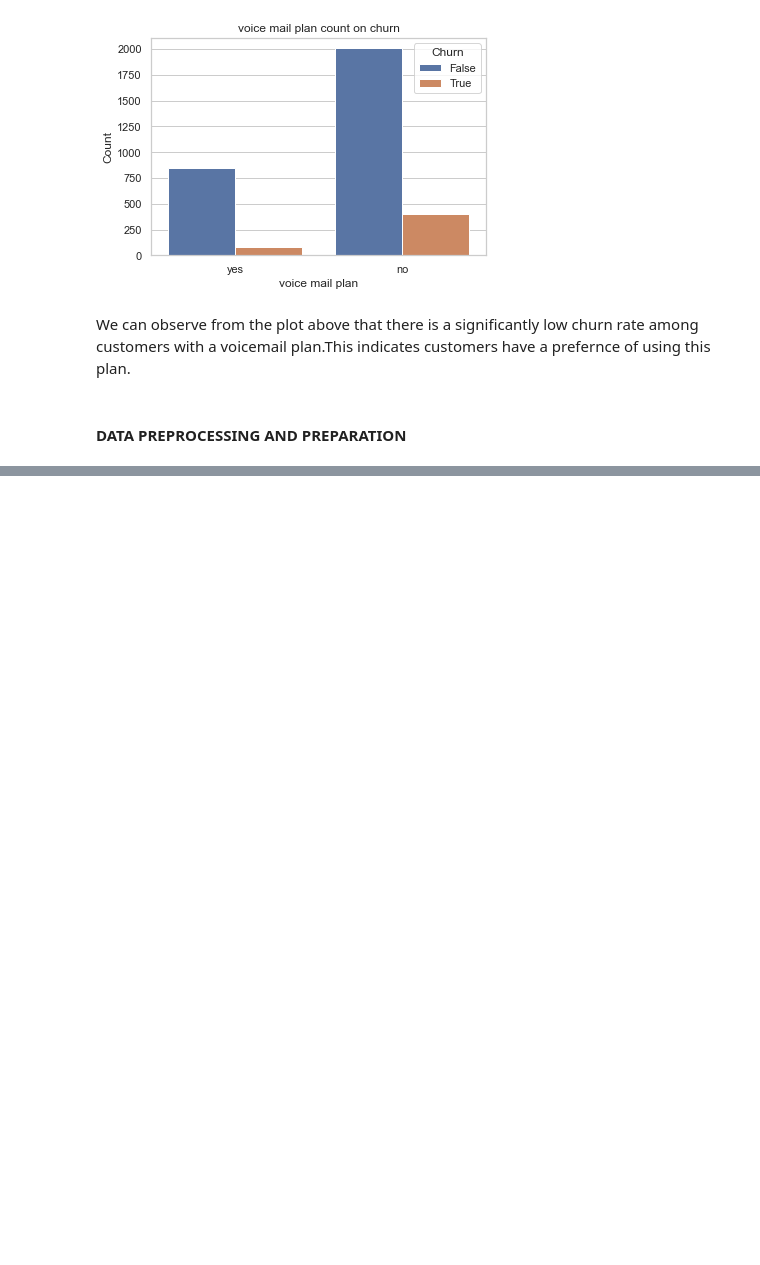
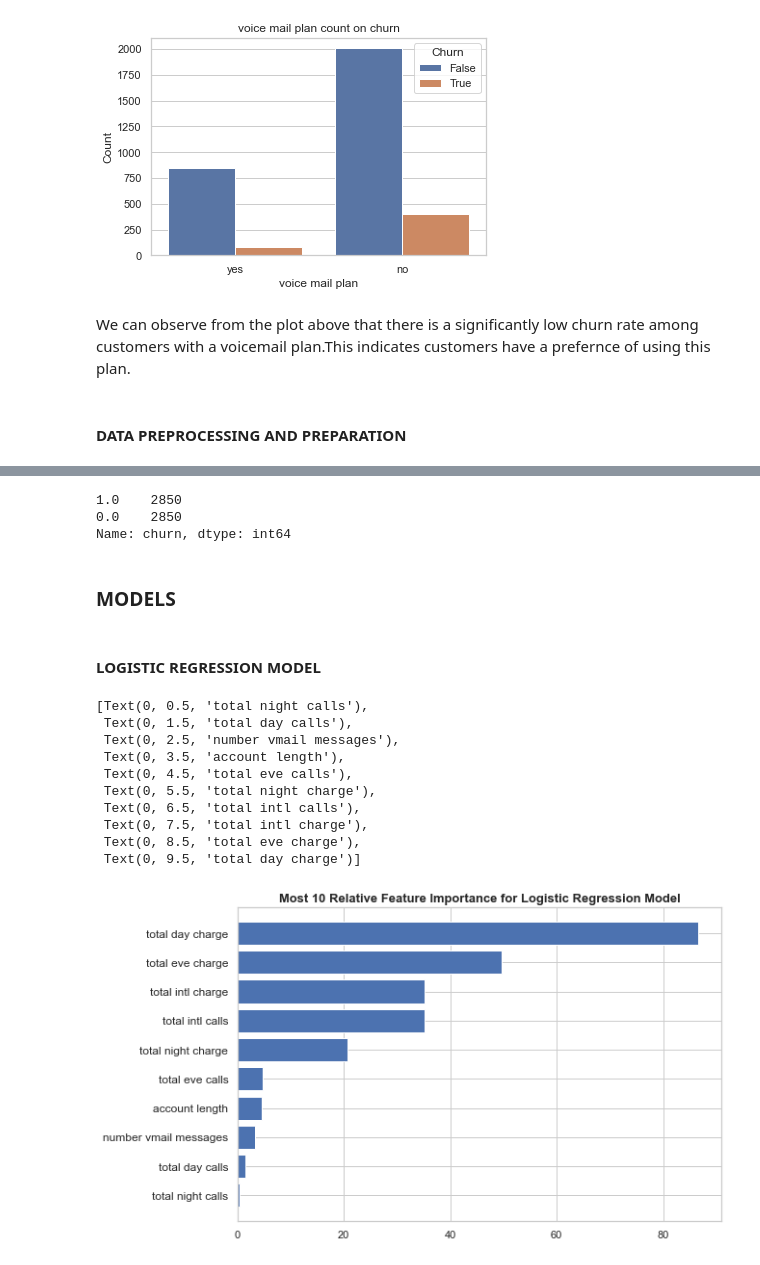
Before and after one commit to Saoke1219/syriatel_churn, a Jupyter notebook: Syriatel_churn_analysis.ipynb, the cells around one changed output, grey strips where cells are left out. Drawn from its saved outputs; the diff is of its cells as text; code cells hidden in the pictures; blank space fills up the shorter version.

Commit message:
Model Preparation

```diff
--- a/Syriatel_churn_analysis.ipynb
+++ b/Syriatel_churn_analysis.ipynb
@@ -435,0 +497,9 @@ We can observe from the plot above that there is a significantly low churn rate
+# %%
+scaler = MinMaxScaler()
+
+def scaling(columns):
+    return scaler.fit_transform(new_df2[columns].values.reshape(-1,1))
+
+for i in new_df2.select_dtypes(include=[np.number]).columns:
+    new_df2[i] = scaling(i)
+new_df2.head()
@@ -435,0 +516,13 @@ We can observe from the plot above that there is a significantly low churn rate
+# %%
+# create the X and Y variables (predict and target values)
+y = new_df2['churn']
+
+X = new_df2.drop(['churn'], axis=1)
+
+#split data into train and test sets
+X_train, X_test, y_train, y_test = train_test_split(X, y, test_size=0.25, random_state=42)
+
+print("X_train shape:", X_train.shape)
+print("X_test shape:", X_test.shape)
+print("y_train shape:", y_train.shape)
+print("y_test shape:", y_test.shape)
@@ -435,0 +547,49 @@ We can observe from the plot above that there is a significantly low churn rate
+# %%
+#smote is used to address class imbalance in machine learning
+from imblearn.over_sampling import SMOTE
+oversample = SMOTE(k_neighbors=5)
+X_smote, y_smote = oversample.fit_resample(X, y)
+print(y_smote.value_counts())
+# %% [output]
+1.0    2850
+0.0    2850
+Name: churn, dtype: int64
+# %% [markdown]
+ ###  MODELS
+# %% [markdown]
+#### LOGISTIC REGRESSION MODEL
+# %%
+# Create logistic regression model:
+lr = LogisticRegression()
+
+# Train the model:
+lr.fit(X_train, y_train)
+
+# Make predictions on the training and testing sets:
+y_train_pred = lr.predict(X_train)
+y_test_pred = lr.predict(X_test)
+# %%
+# Feature Importances
+feature_importance = abs(lr.coef_[0])
+feature_importance = 100.0 * (feature_importance / feature_importance.max())[0:10]
+sorted_idx = np.argsort(feature_importance)[0:10]
+pos = np.arange(sorted_idx.shape[0]) + .5
+
+featfig = plt.figure(figsize=(9, 6))
+featax = featfig.add_subplot(1, 1, 1)
+featax.barh(pos, feature_importance[sorted_idx], align='center')
+plt.title('Most 10 Relative Feature Importance for Logistic Regression Model', fontsize=13, fontweight='bold')
+featax.set_yticks(pos)
+featax.set_yticklabels(np.array(X.columns)[sorted_idx], fontsize=12)
+# %% [output]
+[Text(0, 0.5, 'total night calls'),
+ Text(0, 1.5, 'total day calls'),
+ Text(0, 2.5, 'number vmail messages'),
+ Text(0, 3.5, 'account length'),
+ Text(0, 4.5, 'total eve calls'),
+ Text(0, 5.5, 'total night charge'),
+ Text(0, 6.5, 'total intl calls'),
+ Text(0, 7.5, 'total intl charge'),
+ Text(0, 8.5, 'total eve charge'),
+ Text(0, 9.5, 'total day charge')]
+[figure, added]
```
Also changed, not shown: parts of 17 cells of this notebook.
